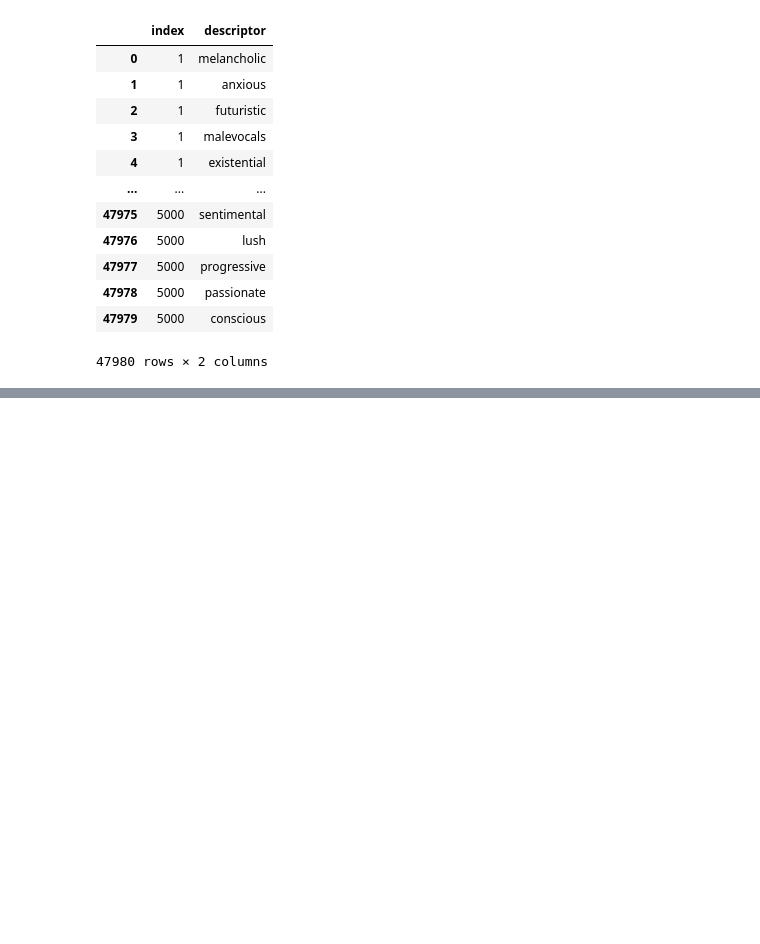
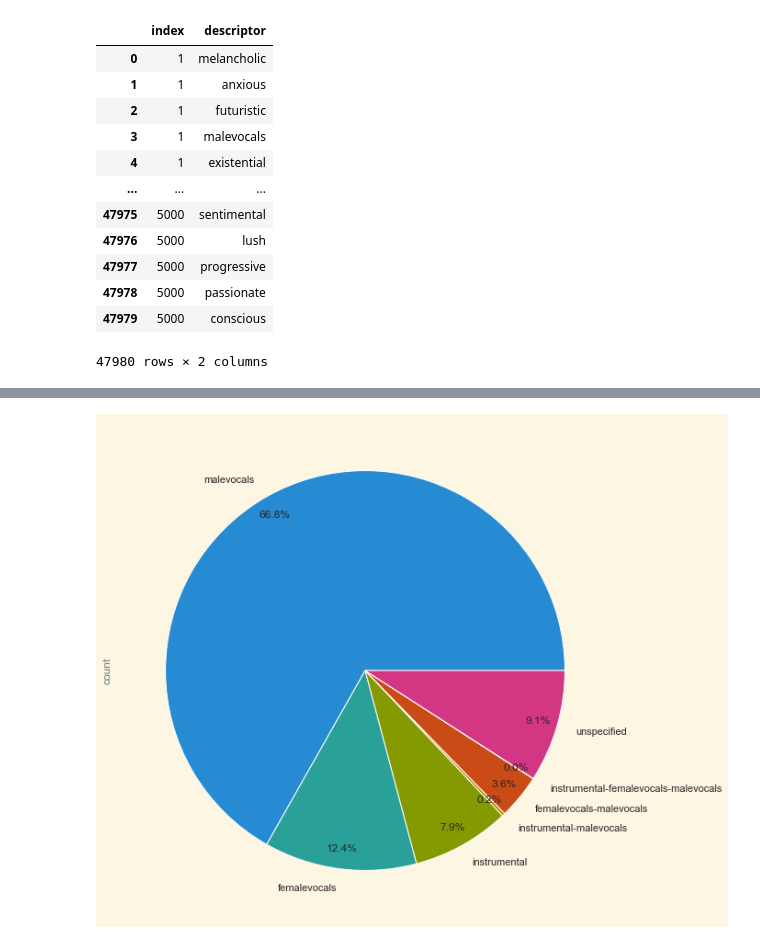
Before and after one commit to panierka/RymTop5000Albums, a Jupyter notebook: eda.ipynb, the cells around one changed output, grey strips where cells are left out. Cells and saved outputs as stored; diff of their text form; code cells hidden in the pictures; blank space fills up the shorter version.

Commit message:
feat: vocal types

```diff
--- a/eda.ipynb
+++ b/eda.ipynb
@@ -544,0 +604,14 @@ df_g[find_descriptors('misanthropic')].head(10)
+# %%
+import itertools
+
+combinations = list(itertools.combinations(vocal_descriptors, 2)) + [tuple(vocal_descriptors)]
+
+for combination in combinations:
+    subset = df.loc[indices_with_specified_vocals]
+    for vocal in combination:
+        indices = subset.index.intersection(descriptors.loc[descriptors['descriptor'] == vocal, 'index'].apply(lambda x: x - 1).tolist())
+        subset = subset.loc[indices]
+    name = '-'.join(combination)
+    count = int(len(subset))
+    vocal_types.loc[len(vocal_types)] = [name, count]
+vocal_types
@@ -544,0 +632,12 @@ df_g[find_descriptors('misanthropic')].head(10)
+# %%
+vocal_types.loc[vocal_types['descriptor']=='malevocals', 'count'] -= 181 + 13 + 1
+vocal_types.loc[vocal_types['descriptor']=='femalevocals', 'count'] -= 181 + 1 + 1
+vocal_types.loc[vocal_types['descriptor']=='instrumental', 'count'] -= 13 + 1 + 1
+vocal_types.loc[vocal_types['descriptor']=='instrumental-femalevocals', 'count'] -= 1
+vocal_types.loc[vocal_types['descriptor']=='instrumental-malevocals', 'count'] -= 1
+vocal_types.loc[vocal_types['descriptor']=='femalevocals-malevocals', 'count'] -= 1
+# %%
+vocal_types.drop(4, inplace=True)
+# %%
+vocal_types = vocal_types.reindex([0, 1, 2, 5, 6, 7, 3])
+vocal_types
@@ -544,0 +653,5 @@ df_g[find_descriptors('misanthropic')].head(10)
+# %%
+vocal_types.plot.pie(y='count', labels=vocal_types['descriptor'], autopct='%1.1f%%', pctdistance=0.9, legend=None)
+plt.show()
+# %% [output]
+[figure, added]
```
Also changed, not shown: parts of 13 cells of this notebook, 1 other file.
